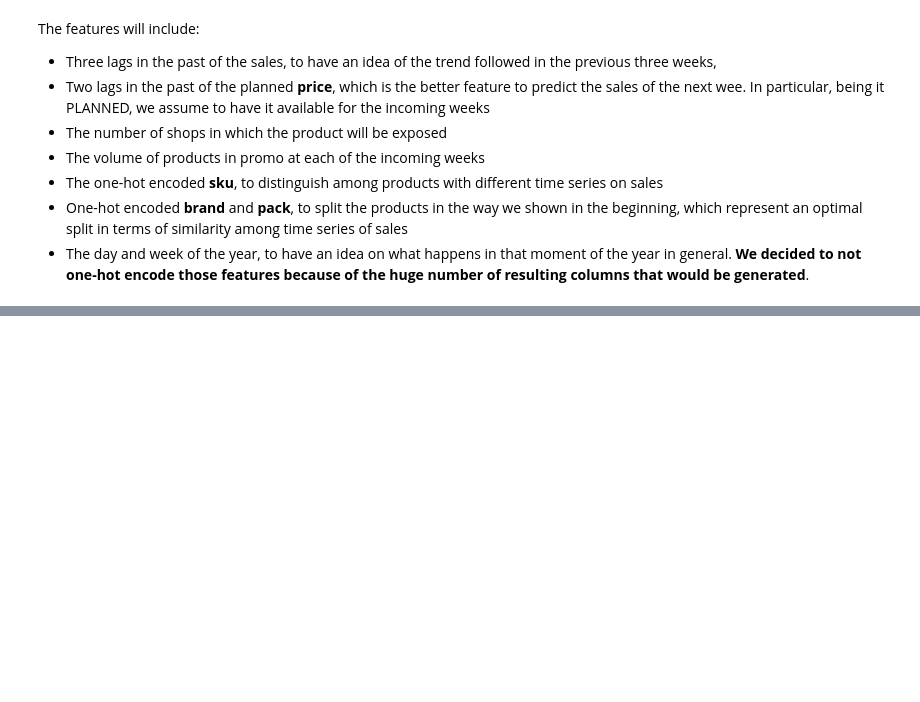
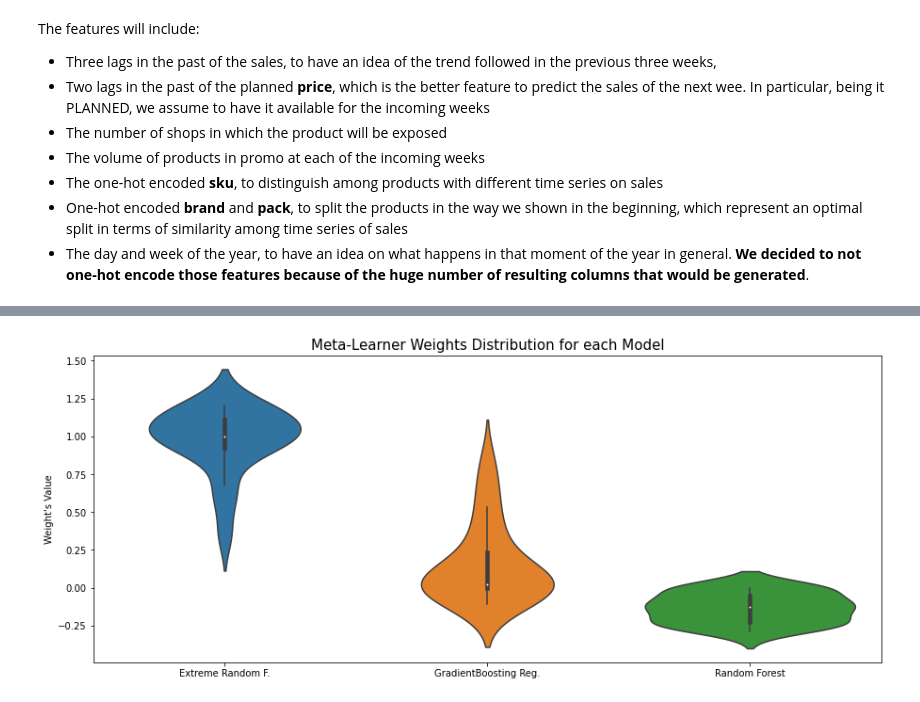
Before and after one commit to dondoC34/Data-Mining-Sales-Forecast, a Jupyter notebook: DMTM_Sales_Forecast.ipynb, the cells around one changed output, grey strips where cells are left out. Cells and saved outputs as stored; diff of their text form; code cells hidden in the pictures; blank space fills up the shorter version.

```diff
--- a/DMTM_Sales_Forecast.ipynb
+++ b/DMTM_Sales_Forecast.ipynb
@@ -956,0 +1037,8 @@ print(cv_mape)
+# %%
+coeffs = pd.DataFrame(meta_learner_coefficients, columns=["Extreme Random F.", "GradientBoosting Reg.", "Random Forest"])
+plt.figure(figsize=(15, 6))
+plt.title("Meta-Learner Weights Distribution for each Model", fontdict={"fontsize":15})
+plt.ylabel("Weight's Value")
+sns.violinplot(data=coeffs);
+# %% [output]
+[figure, added]
```
Also changed, not shown: parts of 20 cells of this notebook.
